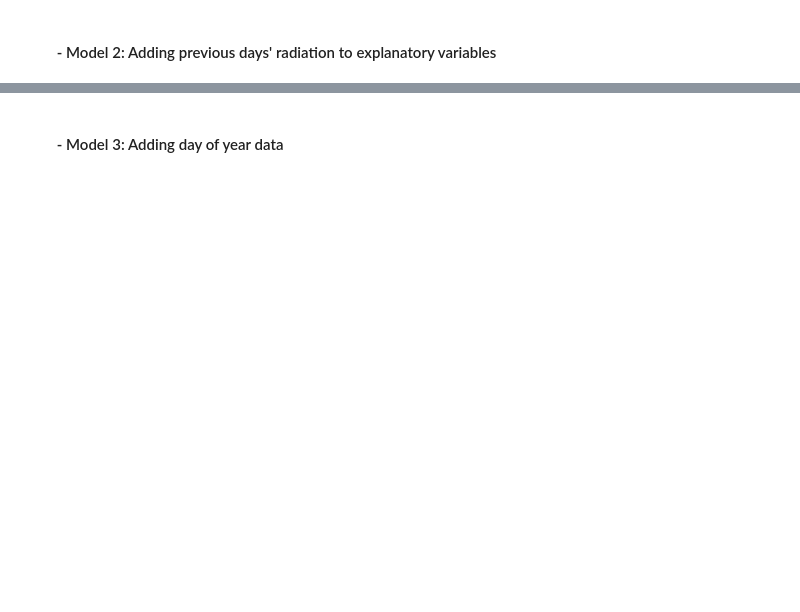
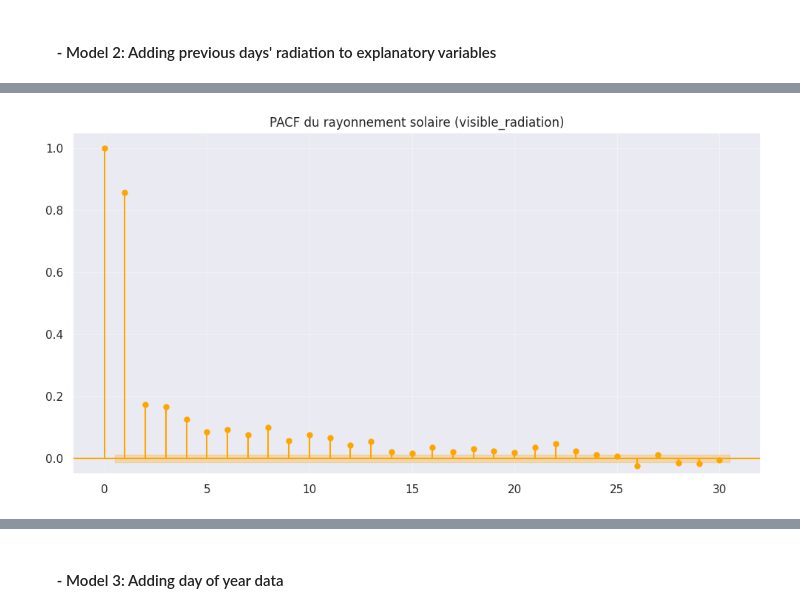
Before and after one commit to Gargamelch/Solar_Production, a Jupyter notebook: solar_production v13.ipynb, the cells around one changed output, grey strips where cells are left out. Drawn from its saved outputs; the diff is of its cells as text; code cells hidden in the pictures; blank space fills up the shorter version.

```diff
--- a/solar_production v12.ipynb
+++ b/solar_production v13.ipynb
@@ -1251 +1256,31 @@ Name: visible_radiation, dtype: float64
+# %%
+fig, ax = plt.subplots(figsize=(12,6))
+
+plot_pacf(
+    ml_df["visible_radiation"],
+    lags=30,
+    ax=ax
+)
+
+# Couleur orange
+for line in ax.lines:
+    line.set_color("orange")
+
+for collection in ax.collections:
+    collection.set_color("orange")
+
+# Zoom vertical
+ax.set_ylim(-0.05, 1.05)
+
+# Grille
+ax.grid(True, alpha=0.3)
+
+# Titre plus explicite
+ax.set_title(
+    "PACF du rayonnement solaire (visible_radiation)"
+)
+
+plt.show()
+# %% [output]
+[figure, added]
 # %%
```
Also changed, not shown: parts of 35 cells of this notebook, 4 other files.
